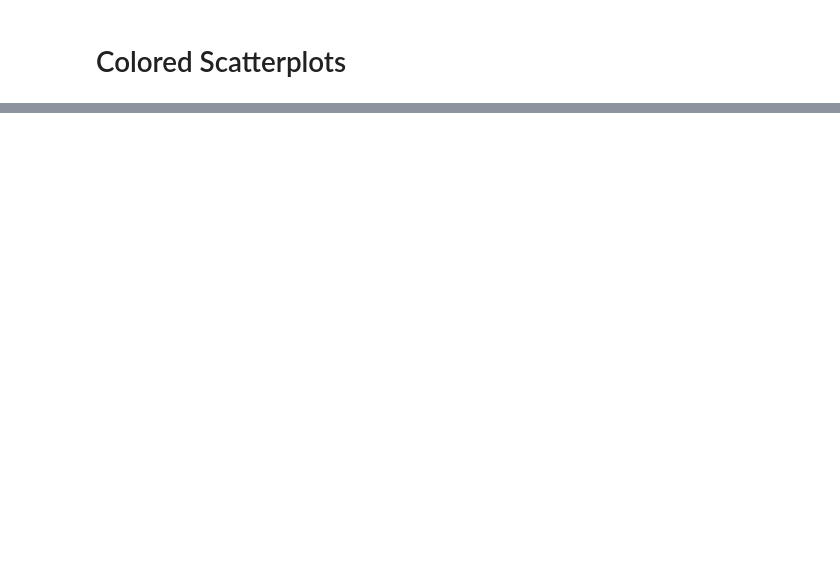
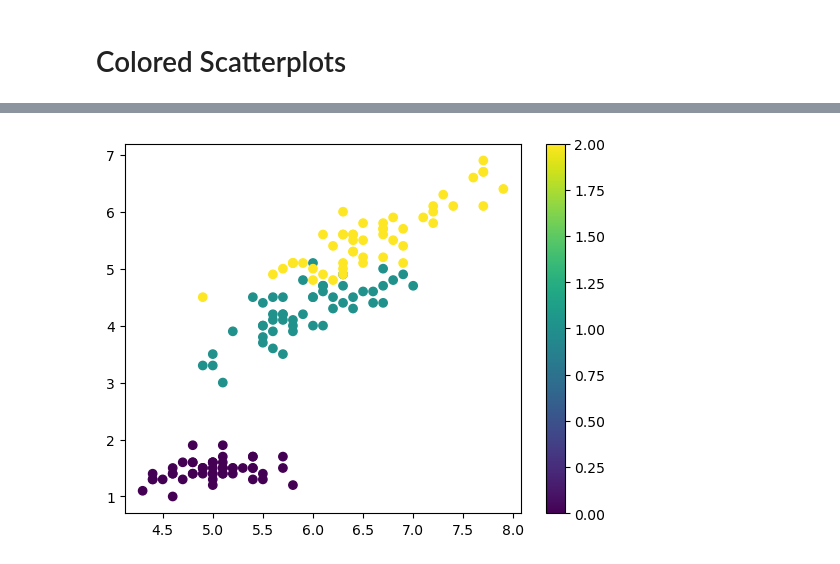
Before and after one commit to hirenkanzariya01/Data-visualization-, a Jupyter notebook: MatplotLibAdvance.ipynb, the cells around one changed output, grey strips where cells are left out. Saved outputs shown, nothing was run; the diff lists cells and outputs as text; code cells hidden in the pictures; blank space fills up the shorter version.

```diff
--- a/MatplotLibAdvance.ipynb
+++ b/MatplotLibAdvance.ipynb
@@ -7,2 +37,9 @@
+# %%
+# colorbar
+plt.scatter(df['SepalLengthCm'], df['PetalLengthCm'], c = df['Species'], alpha=1)
+plt.colorbar()
+plt.show()
+# %% [output]
+[figure, added]
 # %%
 # Plot size
```
Also changed, not shown: parts of 7 cells of this notebook, 5 other files.
